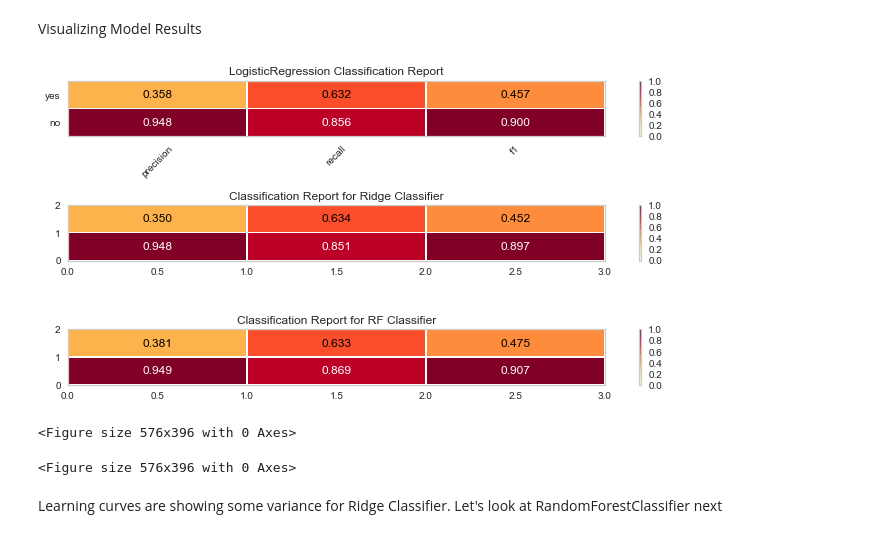
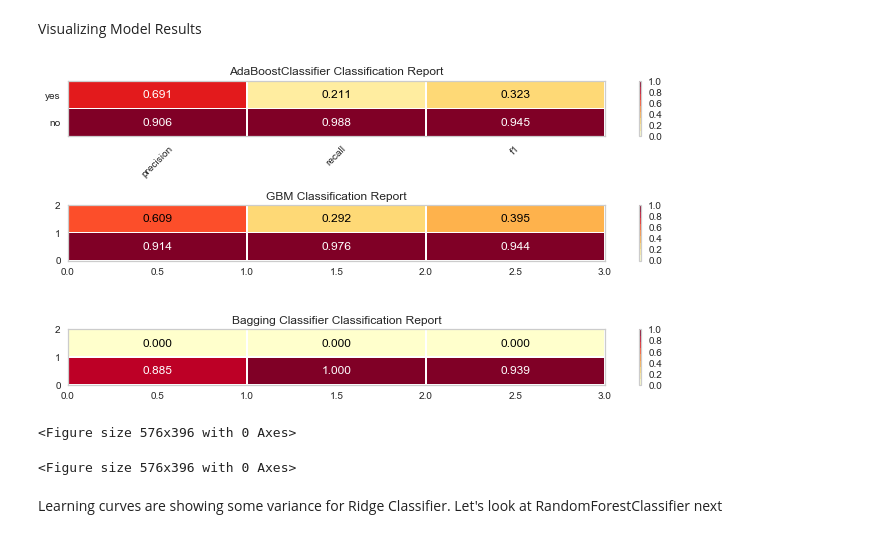
Before and after one commit to pdefusco/Python, a Jupyter notebook: machine_learning_projects/marketing_campaign_new/campaign_roi_model_BATCH.ipynb, the cells around one changed output. Cells and saved outputs as stored; diff of their text form; code cells hidden in the pictures.

Commit message:
completed model evaluation and started feature selection

```diff
--- a/machine_learning_projects/marketing_campaign_new/campaign_roi_model_BATCH.ipynb
+++ b/machine_learning_projects/marketing_campaign_new/campaign_roi_model_BATCH.ipynb
@@ -253,2 +259,2 @@ best_lr = LogisticRegression(C=0.1, class_weight='balanced', dual=False,
 # %%
-pipe_lr = processing_pipeline(numeric_features, categorical_features, binary_features, label_binary, best_lr)
+pipe_ada = processing_pipeline(numeric_features, categorical_features, binary_features, label_binary, best_ada)
@@ -259,40 +271,37 @@ best_rc = RidgeClassifier(alpha=1, class_weight='balanced', copy_X=True,
 # %%
-pipe_rc = processing_pipeline(numeric_features, categorical_features, binary_features, label_binary, best_rc)
+pipe_gbm = processing_pipeline(numeric_features, categorical_features, binary_features, label_binary, best_gbm)
 # %%
-best_rf = RandomForestClassifier(bootstrap=True, class_weight='balanced',
-            criterion='gini', max_depth=100, max_features='auto',
-            max_leaf_nodes=20, min_impurity_decrease=0.0,
-            min_impurity_split=None, min_samples_leaf=1,
-            min_samples_split=2, min_weight_fraction_leaf=0.0,
-            n_estimators=10, n_jobs=None, oob_score=False,
-            random_state=None, verbose=0, warm_start=False)
+best_bg = BaggingClassifier(base_estimator=None, bootstrap=True,
+         bootstrap_features=False, max_features=1.0, max_samples=1,
+         n_estimators=7, n_jobs=None, oob_score=False, random_state=1,
+         verbose=0, warm_start=False)
 # %%
-pipe_rf = processing_pipeline(numeric_features, categorical_features, binary_features, label_binary, best_rf)
+pipe_bg = processing_pipeline(numeric_features, categorical_features, binary_features, label_binary, best_bg)
 # %% [markdown]
 Visualizing Model Results
 # %%
 fig, axes = plt.subplots(3,1,figsize=(10,5))
 
-cr_lr = ClassificationReport(pipe_lr, ax=axes[0], classes=['no', 'yes'])
-cr_lr.fit(df_eval, y)
-cr_lr.score(df_eval, y)
+cr_ada = ClassificationReport(pipe_ada, ax=axes[0], classes=['no', 'yes'])
+cr_ada.fit(X_train, y_train)
+cr_ada.score(X_test, y_test)
 
-cr_rc = ClassificationReport(pipe_rc, ax=axes[1], classes=['no', 'yes'])
-cr_rc.fit(df_eval, y)
-cr_rc.score(df_eval, y)
+cr_gbm = ClassificationReport(pipe_gbm, ax=axes[1], classes=['no', 'yes'])
+cr_gbm.fit(X_train, y_train)
+cr_gbm.score(X_test, y_test)
 
-cr_rf = ClassificationReport(pipe_rf, ax=axes[2], classes=['no', 'yes'])
-cr_rf.fit(df_eval, y)
-cr_rf.score(df_eval, y)
+cr_bg = ClassificationReport(pipe_bg, ax=axes[2], classes=['no', 'yes'])
+cr_bg.fit(X_train, y_train)
+cr_bg.score(X_test, y_test)
 
-axes[1].set(title='Ridge Classifier Classification Report')
-axes[2].set(title='RF Classifier Classification Report')
+axes[1].set(title='GBM Classification Report')
+axes[2].set(title='Bagging Classifier Classification Report')
 
-cr_lr.poof()
-cr_rc.poof()
-cr_rf.poof()
+cr_ada.poof()
+cr_gbm.poof()
+cr_bg.poof()
 # %% [output]
-[figure, old version]
+[figure, new version]
 <Figure size 576x396 with 0 Axes>
 <Figure size 576x396 with 0 Axes>
 # %% [markdown]
```
Also changed, not shown: parts of 66 cells of this notebook, 8 other files.
